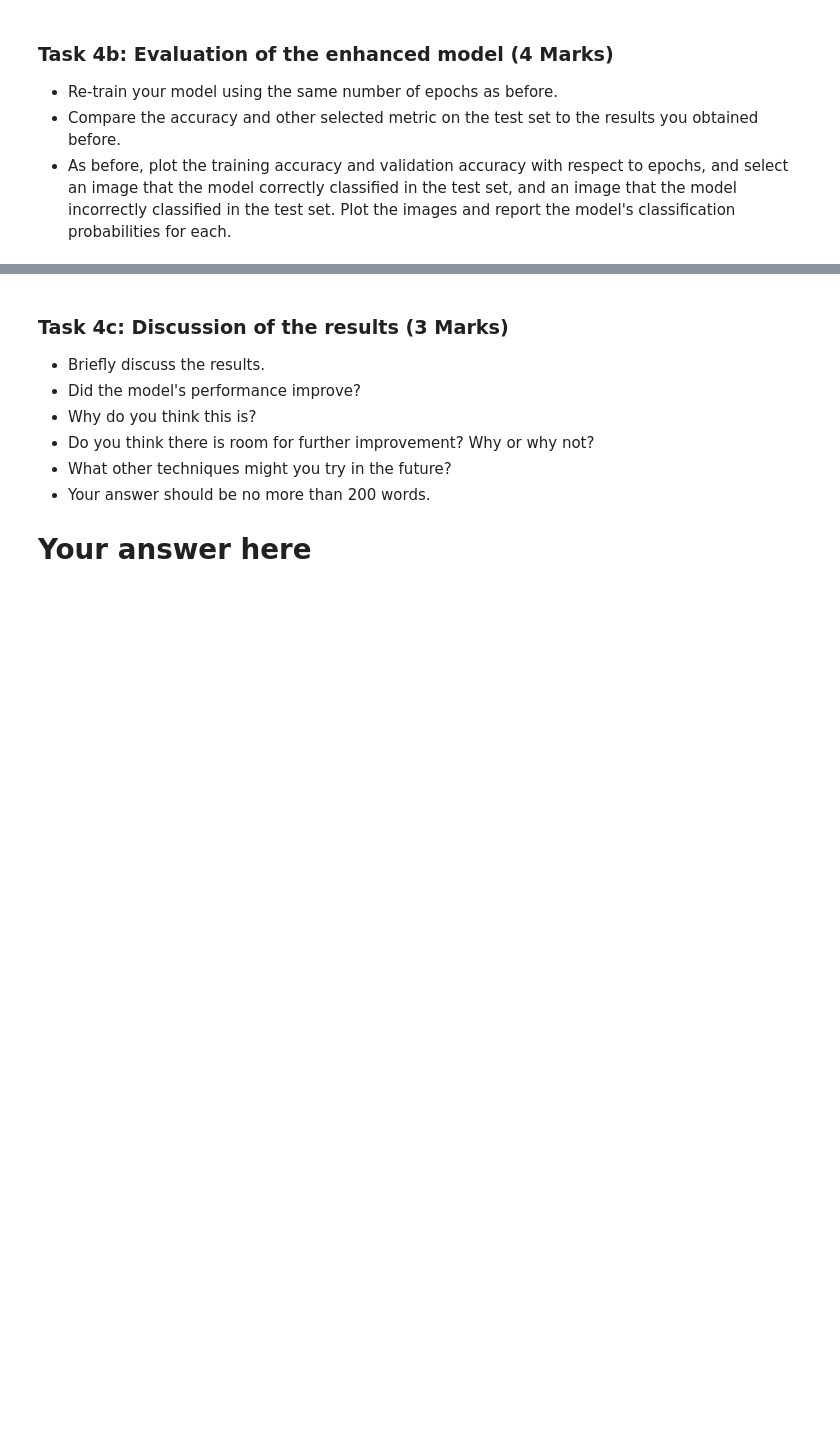
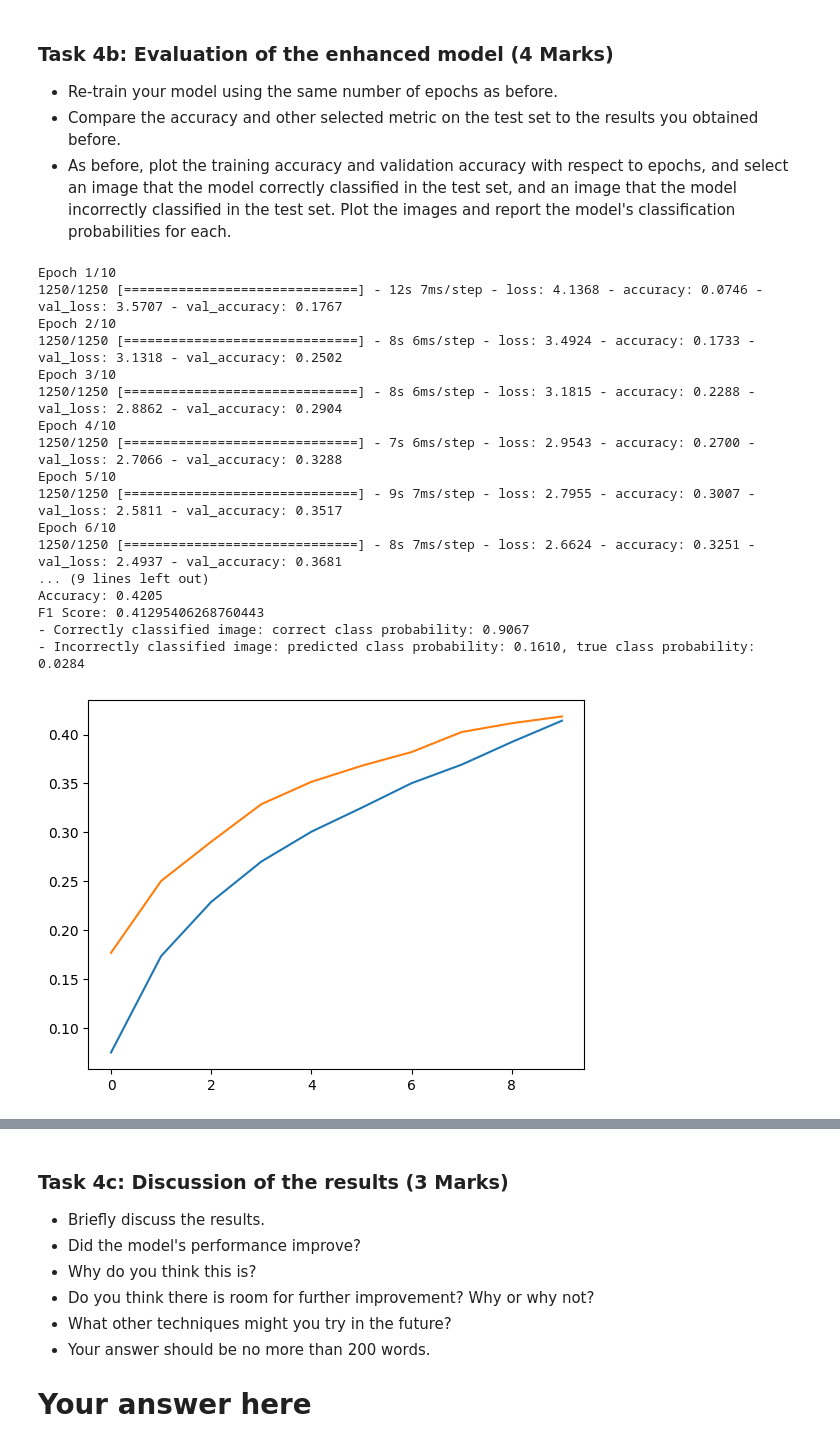
Before and after one commit to bkaddoura/deep_learning, a Jupyter notebook: assignments/Assignment_1.ipynb, the cells around one changed output, grey strips where cells are left out. Cells and saved outputs as stored; diff of their text form; code cells hidden in the pictures; blank space fills up the shorter version.

```diff
--- a/assignments/Assignment_1.ipynb
+++ b/assignments/Assignment_1.ipynb
@@ -236,4 +366,47 @@ from keras import optimizers
 - Compare the accuracy and other selected metric on the test set to the results you obtained before.
 - As before, plot the training accuracy and validation accuracy with respect to epochs, and select an image that the model correctly classified in the test set, and an image that the model incorrectly classified in the test set. Plot the images and report the model's classification probabilities for each.
 # %%
-# Your code here
+history = model.fit(x_train, y_train, epochs=10, batch_size=32, validation_data=(x_val, y_val), callbacks=callbacks)
+
+y_pred = model.predict(x_test)
+y_pred_indices = y_pred.argmax(axis=1)
+y_true = y_test.argmax(axis=1)
+
+print(f'Accuracy: {accuracy_score(y_true, y_pred_indices)}')
+print(f'F1 Score: {f1_score(y_true, y_pred_indices, average="weighted")}')
+
+plt.plot(history.history['accuracy'], label='Training accuracy')
+plt.plot(history.history['val_accuracy'], label='Validation accuracy')
+
+correct = np.where(y_pred_indices == y_true)[0]
+incorrect = np.where(y_pred_indices != y_true)[0]
+
+fig, axes = plt.subplots(1, 2, figsize=(15, 15))
+axes[0].imshow(x_test[correct[0]])
+axes[0].set_title(f'Correctly classified as {class_names[y_pred_indices[correct[0]]]}')
+axes[0].axis('off')
+axes[1].imshow(x_test[incorrect[0]])
+axes[1].set_title(f'Incorrectly classified as {class_names[y_pred_indices[incorrect[0]]]}, true class: {class_names[y_true[incorrect[0]]]}')
+axes[1].axis('off')
+
+print(f'- Correctly classified image: correct class probability: {y_pred[correct[0]][y_true[correct[0]]]:.4f}')
+print(f'- Incorrectly classified image: predicted class probability: {y_pred[incorrect[0]][y_pred_indices[incorrect[0]]]:.4f}, true class probability: {y_pred[incorrect[0]][y_true[incorrect[0]]]:.4f}')
+# %% [output]
+Epoch 1/10
+1250/1250 [==============================] - 12s 7ms/step - loss: 4.1368 - accuracy: 0.0746 - val_loss: 3.5707 - val_accuracy: 0.1767
+Epoch 2/10
+1250/1250 [==============================] - 8s 6ms/step - loss: 3.4924 - accuracy: 0.1733 - val_loss: 3.1318 - val_accuracy: 0.2502
+Epoch 3/10
+1250/1250 [==============================] - 8s 6ms/step - loss: 3.1815 - accuracy: 0.2288 - val_loss: 2.8862 - val_accuracy: 0.2904
+Epoch 4/10
+1250/1250 [==============================] - 7s 6ms/step - loss: 2.9543 - accuracy: 0.2700 - val_loss: 2.7066 - val_accuracy: 0.3288
+Epoch 5/10
+1250/1250 [==============================] - 9s 7ms/step - loss: 2.7955 - accuracy: 0.3007 - val_loss: 2.5811 - val_accuracy: 0.3517
+Epoch 6/10
+1250/1250 [==============================] - 8s 7ms/step - loss: 2.6624 - accuracy: 0.3251 - val_loss: 2.4937 - val_accuracy: 0.3681
+... (9 lines left out)
+Accuracy: 0.4205
+F1 Score: 0.41295406268760443
+- Correctly classified image: correct class probability: 0.9067
+- Incorrectly classified image: predicted class probability: 0.1610, true class probability: 0.0284
+[figure, added]
```
Also changed, not shown: parts of 13 cells of this notebook.
